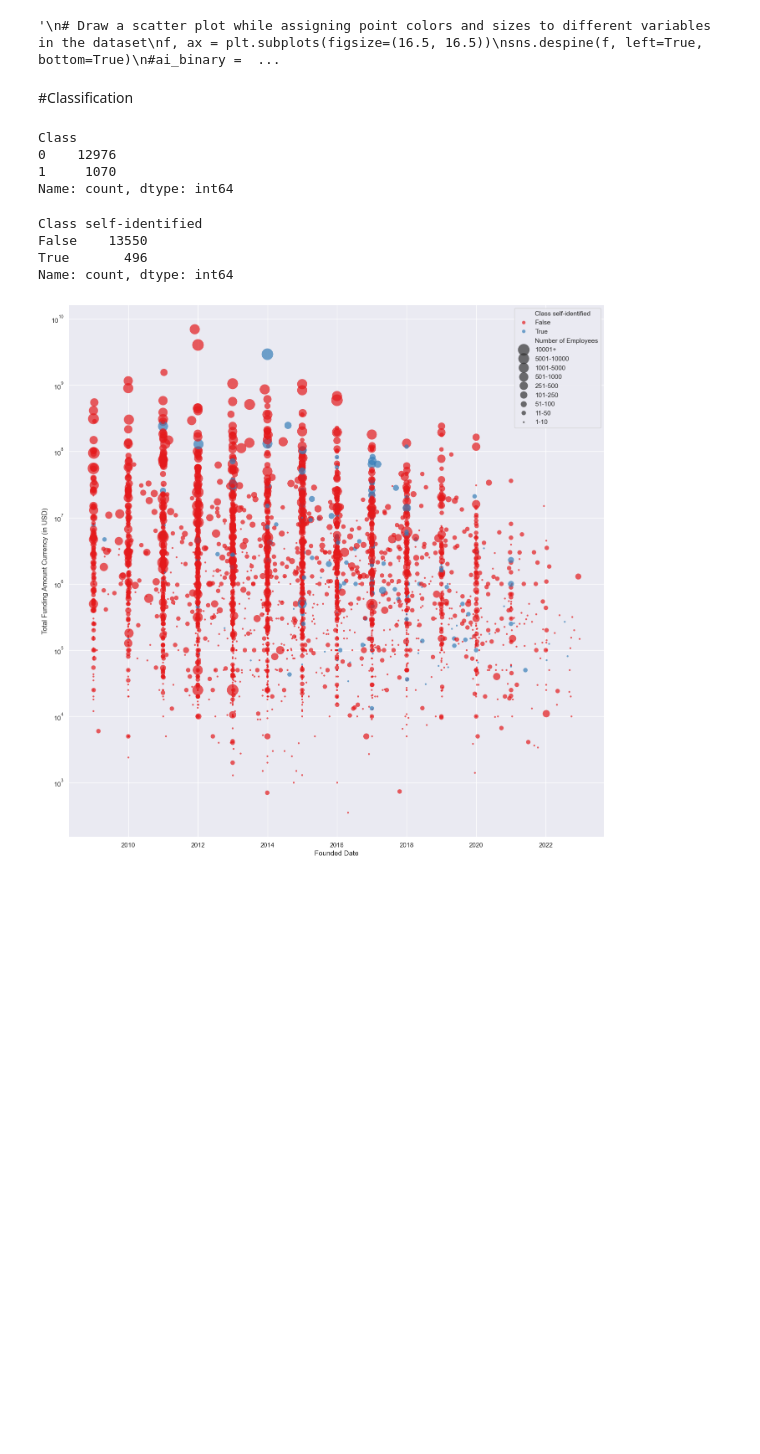
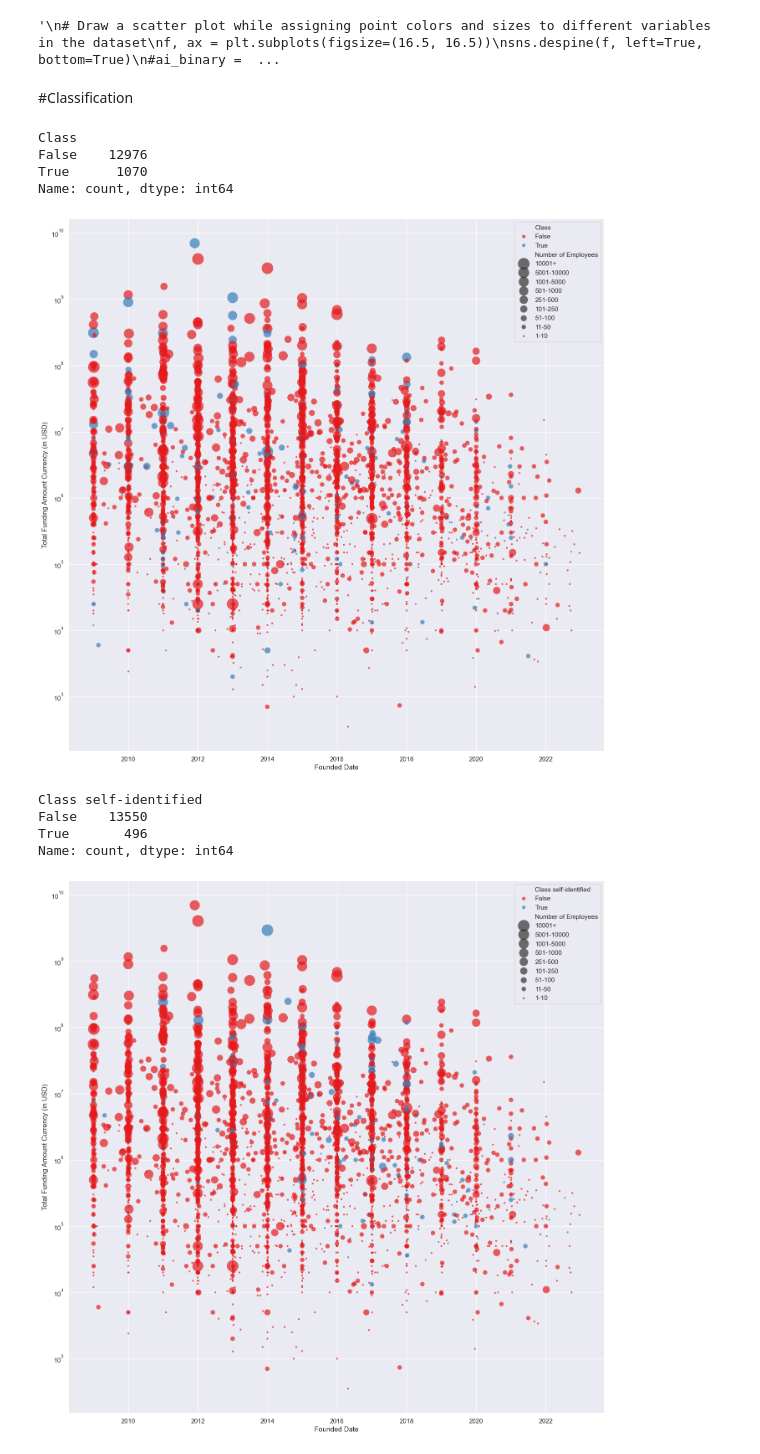
Before and after one commit to MarioMuehlematter/Education.ai, a Jupyter notebook: notebooks/Education.ai_Analysis+Plots.ipynb, the cells around one changed output. Drawn from its saved outputs; the diff is of its cells as text; code cells hidden in the pictures; blank space fills up the shorter version.

```diff
--- a/notebooks/Education.ai_Analysis+Plots.ipynb
+++ b/notebooks/Education.ai_Analysis+Plots.ipynb
@@ -93,4 +93,7 @@ df['Age'] = df.apply(lambda row : calculateAge(row['Founded Date']), axis = 1)
 df['Age in Days'] = df.apply(lambda row : calculateAgeDays(row['Founded Date']), axis = 1)
+# %%
+#converting classification outcome to boolean valuables
+df['Class'] = df['Class'].astype(bool)
 # %%
 #split the location cell into actionable parts
 df[['City','Country']]  = df['Headquarters Location'].str.rsplit(r",", n=1, expand=True)
@@ -352,9 +351,27 @@ topic_export.to_csv('//Users/mario/Documents/Github/Education.ai/data/topic_mode
 df['Class'].value_counts()
 # %% [output]
 Class
-0    12976
-1     1070
+False    12976
+True      1070
 Name: count, dtype: int64
+# %%
+# Draw a scatter plot while assigning point colors and sizes to different variables in the dataset
+f, ax = plt.subplots(figsize=(16.5, 16.5))
+sns.despine(f, left=True, bottom=True)
+#ai_binary = {0: 'non-AI', 1: 'AI'}
+size_ranking = ['10001+','5001-10000','1001-5000' ,'501-1000','251-500','101-250','51-100','11-50','1-10']
+sns.scatterplot(y="Total Funding Amount Currency (in USD)", x= 'Founded Date', #'Age in Days', #"Age"
+                hue=  "Class",
+                size="Number of Employees",
+                palette= my_colors,
+                #hue_order= ai_binary,
+                size_order = size_ranking,
+                sizes=(10, 400), linewidth=0,
+                alpha=.7,
+                data=df, ax=ax)
+plt.yscale('log')
+# %% [output]
+[figure, added]
 # %%
 df['Class self-identified'].value_counts()
 # %% [output]
```
Also changed, not shown: parts of 5 cells of this notebook.
